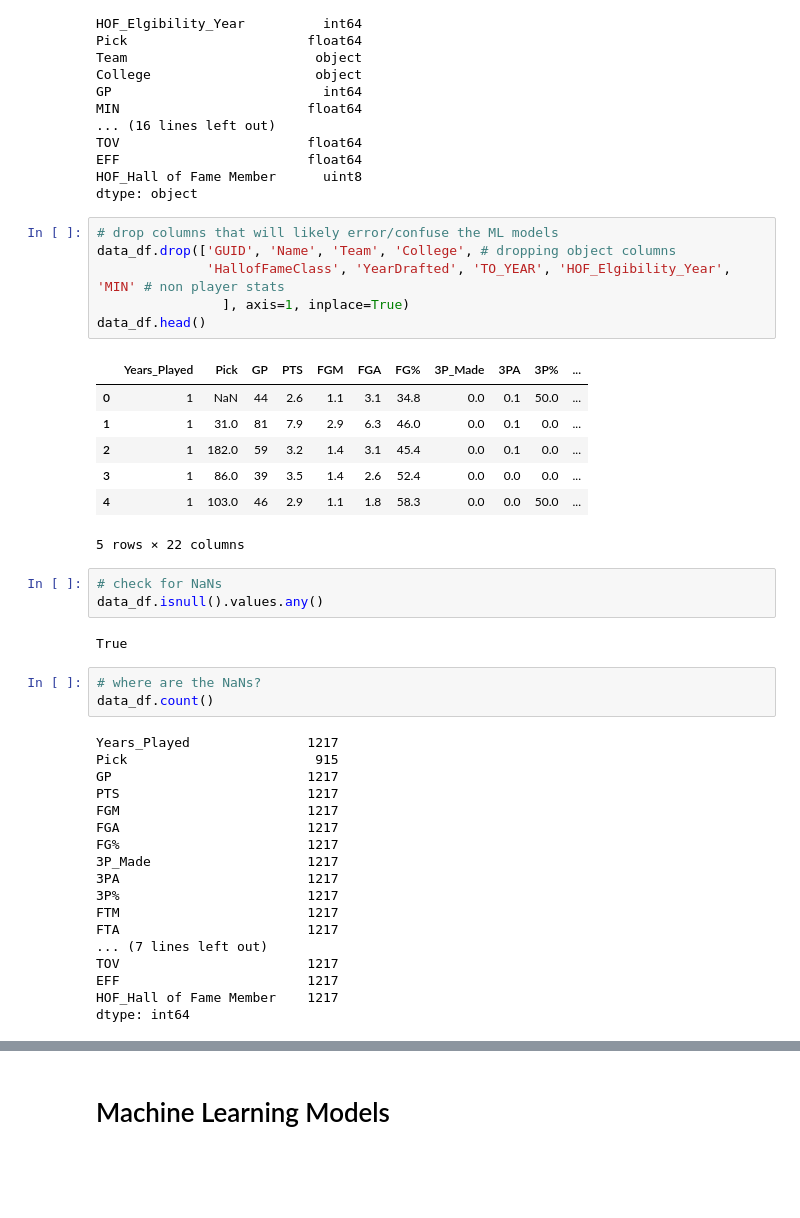
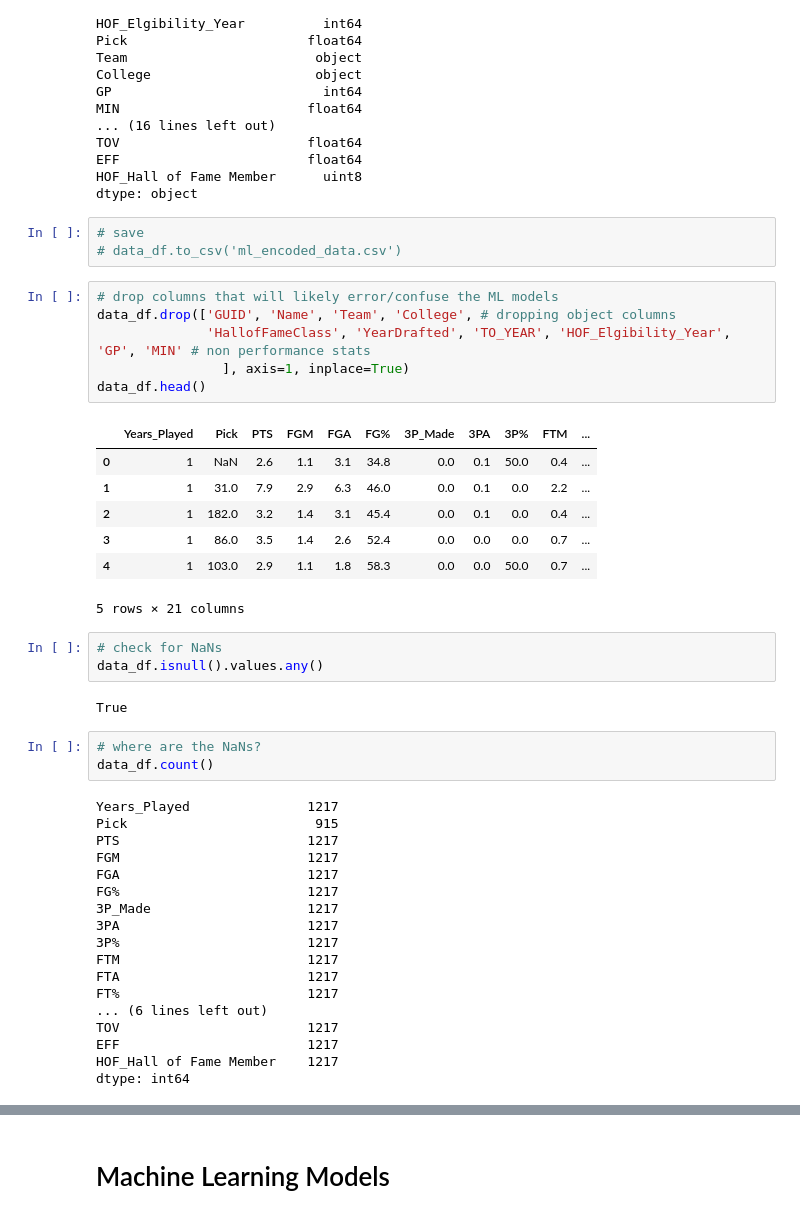
Before and after one commit to Kelcon86/NBA_HOF_Predictions, a Jupyter notebook: ML_model_showcase.ipynb, the cells around one changed output, grey strips where cells are left out. Saved outputs shown, nothing was run; the diff lists cells and outputs as text; blank space fills up the shorter version.

```diff
--- a/ML_model_showcase.ipynb
+++ b/ML_model_showcase.ipynb
@@ -112,20 +112,23 @@ TOV                        float64
 EFF                        float64
 HOF_Hall of Fame Member      uint8
 dtype: object
+# %%
+# save
+# data_df.to_csv('ml_encoded_data.csv')
 # %%
 # drop columns that will likely error/confuse the ML models
 data_df.drop(['GUID', 'Name', 'Team', 'College', # dropping object columns
-              'HallofFameClass', 'YearDrafted', 'TO_YEAR', 'HOF_Elgibility_Year', 'MIN' # non player stats
+              'HallofFameClass', 'YearDrafted', 'TO_YEAR', 'HOF_Elgibility_Year', 'GP', 'MIN' # non performance stats
                 ], axis=1, inplace=True)
 data_df.head()
 # %% [output]
-|  | Years_Played | Pick | GP | PTS | FGM | FGA | FG% | 3P_Made | 3PA | 3P% | ... |
-| 0 | 1 | NaN | 44 | 2.6 | 1.1 | 3.1 | 34.8 | 0.0 | 0.1 | 50.0 | ... |
-| 1 | 1 | 31.0 | 81 | 7.9 | 2.9 | 6.3 | 46.0 | 0.0 | 0.1 | 0.0 | ... |
-| 2 | 1 | 182.0 | 59 | 3.2 | 1.4 | 3.1 | 45.4 | 0.0 | 0.1 | 0.0 | ... |
-| 3 | 1 | 86.0 | 39 | 3.5 | 1.4 | 2.6 | 52.4 | 0.0 | 0.0 | 0.0 | ... |
-| 4 | 1 | 103.0 | 46 | 2.9 | 1.1 | 1.8 | 58.3 | 0.0 | 0.0 | 50.0 | ... |
+|  | Years_Played | Pick | PTS | FGM | FGA | FG% | 3P_Made | 3PA | 3P% | FTM | ... |
+| 0 | 1 | NaN | 2.6 | 1.1 | 3.1 | 34.8 | 0.0 | 0.1 | 50.0 | 0.4 | ... |
+| 1 | 1 | 31.0 | 7.9 | 2.9 | 6.3 | 46.0 | 0.0 | 0.1 | 0.0 | 2.2 | ... |
+| 2 | 1 | 182.0 | 3.2 | 1.4 | 3.1 | 45.4 | 0.0 | 0.1 | 0.0 | 0.4 | ... |
+| 3 | 1 | 86.0 | 3.5 | 1.4 | 2.6 | 52.4 | 0.0 | 0.0 | 0.0 | 0.7 | ... |
+| 4 | 1 | 103.0 | 2.9 | 1.1 | 1.8 | 58.3 | 0.0 | 0.0 | 50.0 | 0.7 | ... |
-5 rows × 22 columns
+5 rows × 21 columns
 # %%
 # check for NaNs
 data_df.isnull().values.any()
@@ -137,7 +140,6 @@ data_df.count()
 # %% [output]
 Years_Played               1217
 Pick                        915
-GP                         1217
 PTS                        1217
 FGM                        1217
 FGA                        1217
@@ -147,7 +149,8 @@ FG%                        1217
 3P%                        1217
 FTM                        1217
 FTA                        1217
-... (7 lines left out)
+FT%                        1217
+... (6 lines left out)
 TOV                        1217
 EFF                        1217
 HOF_Hall of Fame Member    1217
```
Also changed, not shown: parts of 41 cells of this notebook.
